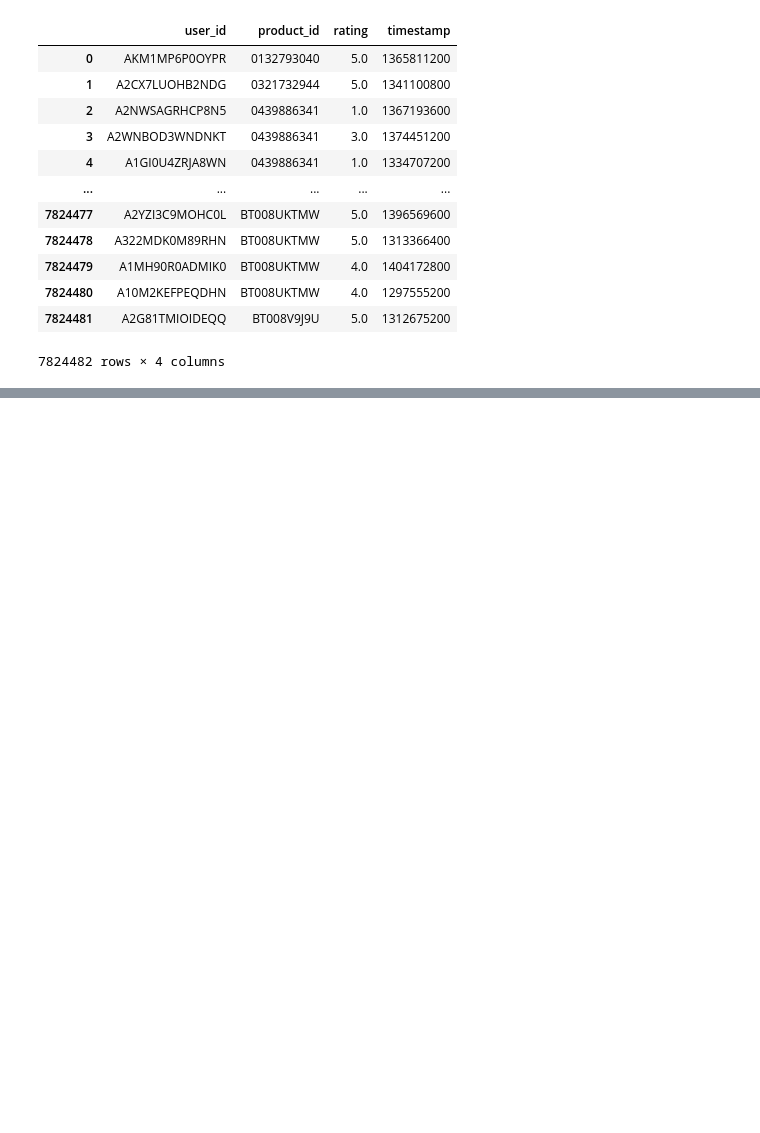
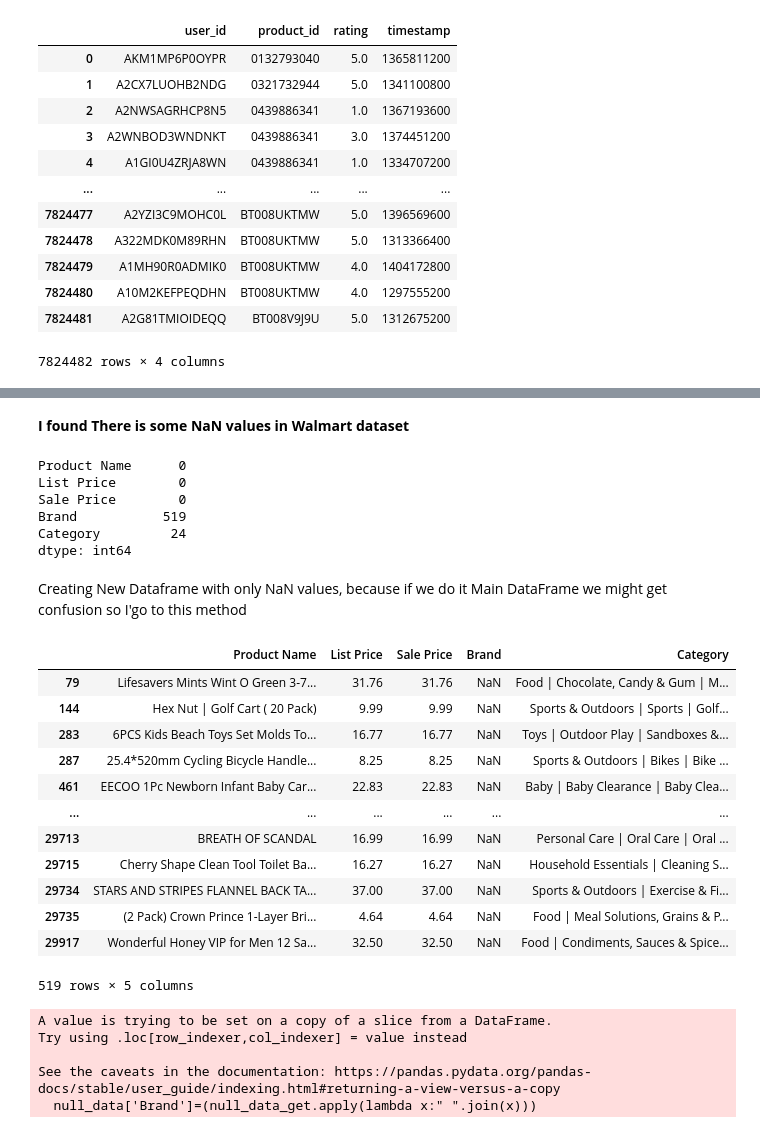
Before and after one commit to HussainPythonista/Movie-Product-Recommendation-System, a Jupyter notebook: Data_Cleaning/Cleaning_Combining_Datasets.ipynb, the cells around one changed output, grey strips where cells are left out. Drawn from its saved outputs; the diff is of its cells as text; code cells hidden in the pictures; blank space fills up the shorter version.

```diff
--- a/Data_Cleaning/Cleaning_Combining_Datasets.ipynb
+++ b/Data_Cleaning/Cleaning_Combining_Datasets.ipynb
@@ -29,0 +99,39 @@ electronics_ratings
+# %% [markdown]
+**I found There is some NaN values in Walmart dataset**
+# %%
+walmart_data.isna().sum()
+# %% [output]
+Product Name      0
+List Price        0
+Sale Price        0
+Brand           519
+Category         24
+dtype: int64
+# %% [markdown]
+Creating New Dataframe with only NaN values, because if we do  it Main DataFrame we might get confusion so I'go to this method
+# %%
+null_data=walmart_data[walmart_data["Brand"].isna()==True]
+null_data
+# %% [output]
+|  | Product Name | List Price | Sale Price | Brand | Category |
+| 79 | Lifesavers Mints Wint O Green 3-7... | 31.76 | 31.76 | NaN | Food | Chocolate, Candy & Gum | M... |
+| 144 | Hex Nut | Golf Cart ( 20 Pack) | 9.99 | 9.99 | NaN | Sports & Outdoors | Sports | Golf... |
+| 283 | 6PCS Kids Beach Toys Set Molds To... | 16.77 | 16.77 | NaN | Toys | Outdoor Play | Sandboxes &... |
+| 287 | 25.4*520mm Cycling Bicycle Handle... | 8.25 | 8.25 | NaN | Sports & Outdoors | Bikes | Bike ... |
+| 461 | EECOO 1Pc Newborn Infant Baby Car... | 22.83 | 22.83 | NaN | Baby | Baby Clearance | Baby Clea... |
+| ... | ... | ... | ... | ... | ... |
+| 29713 | BREATH OF SCANDAL | 16.99 | 16.99 | NaN | Personal Care | Oral Care | Oral ... |
+| 29715 | Cherry Shape Clean Tool Toilet Ba... | 16.27 | 16.27 | NaN | Household Essentials | Cleaning S... |
+| 29734 | STARS AND STRIPES FLANNEL BACK TA... | 37.00 | 37.00 | NaN | Sports & Outdoors | Exercise & Fi... |
+| 29735 | (2 Pack) Crown Prince 1-Layer Bri... | 4.64 | 4.64 | NaN | Food | Meal Solutions, Grains & P... |
+| 29917 | Wonderful Honey VIP for Men 12 Sa... | 32.50 | 32.50 | NaN | Food | Condiments, Sauces & Spice... |
+519 rows × 5 columns
+# %%
+null_data_get=(null_data["Product Name"].str.split(" ").apply(lambda x:x[:2]))
+null_data['Brand']=(null_data_get.apply(lambda x:" ".join(x)))
+# %% [output]
+A value is trying to be set on a copy of a slice from a DataFrame.
+Try using .loc[row_indexer,col_indexer] = value instead
+
+See the caveats in the documentation: https://pandas.pydata.org/pandas-docs/stable/user_guide/indexing.html#returning-a-view-versus-a-copy
+  null_data['Brand']=(null_data_get.apply(lambda x:" ".join(x)))
```
Also changed, not shown: parts of 50 cells of this notebook.
